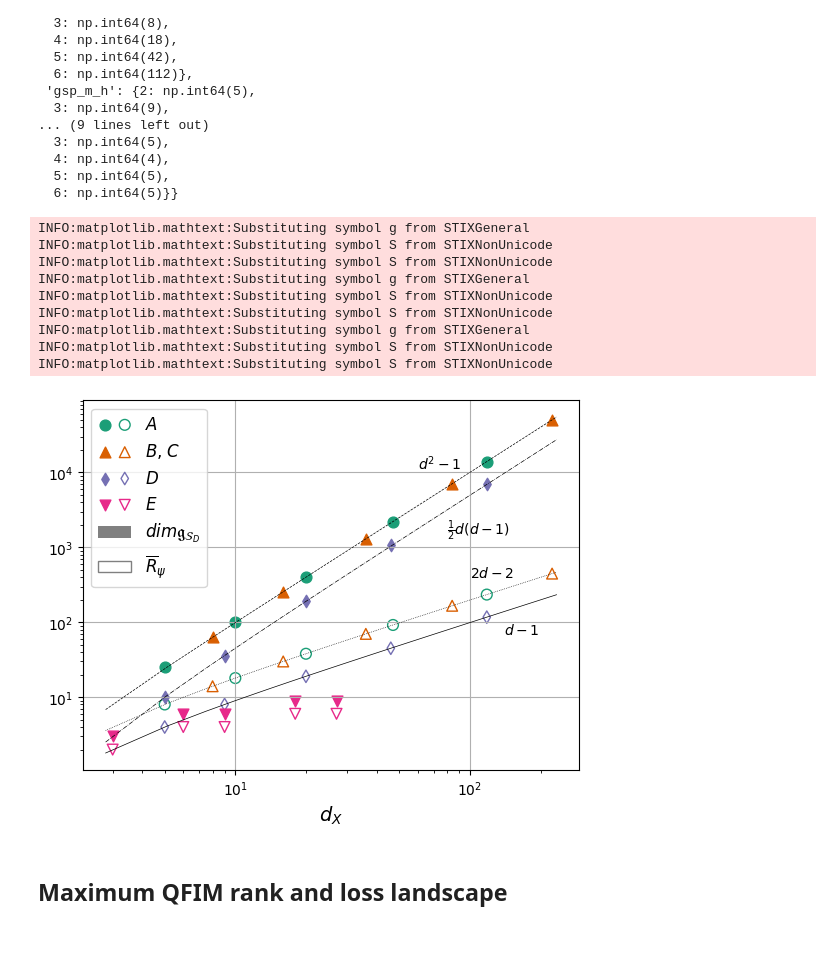
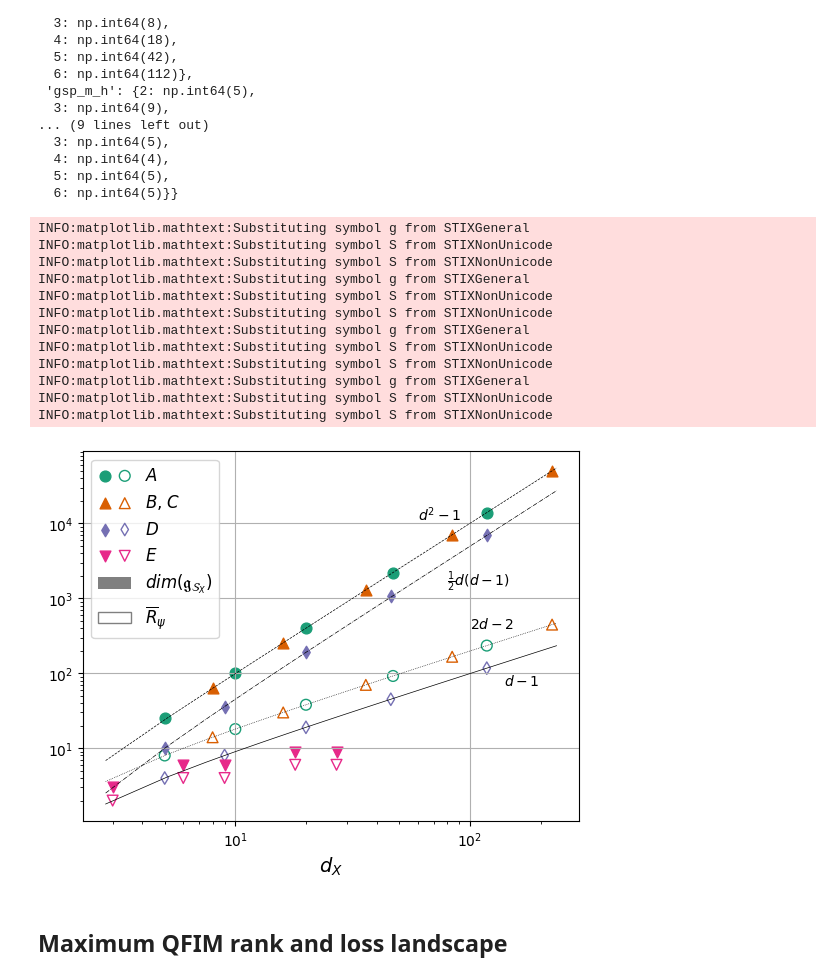
Before and after one commit to yiiyama/z2vqe, a Jupyter notebook: paper_plots.ipynb, the cells around one changed output. Cells and saved outputs as stored; diff of their text form; code cells hidden in the pictures; blank space fills up the shorter version.

```diff
--- a/paper_plots.ipynb
+++ b/paper_plots.ipynb
@@ -278,36 +288,39 @@ handles.append(Rectangle((0., 0.), 1., 1., facecolor='none', edgecolor='grey'))
 
 xfine = np.linspace(min(s[0] for s in subspace_dims.values()) - 0.2, max(s[-1] for s in subspace_dims.values()) + 10, 100)
 plt.plot(xfine, xfine ** 2 - 1, color='k', linestyle='--', linewidth=0.5)
 plt.text(60., 1.1e+4, '$d^2 - 1$')
 plt.plot(xfine, xfine * (xfine - 1) / 2, color='k', linestyle='-.', linewidth=0.5)
 plt.text(80., 1.5e+3, r'$\frac{1}{2}d(d-1)$')
 plt.plot(xfine, xfine * 2 - 2, color='k', linestyle=':', linewidth=0.5)
 plt.text(100., 4.e+2, '$2d - 2$')
 plt.plot(xfine, xfine - 1, color='k', linestyle='-', linewidth=0.5)
 plt.text(140., 7.e+1, '$d - 1$')
 
 plt.xscale('log')
 plt.yscale('log')
 plt.legend(handles,
-           ['$A$', '$B$, $C$', '$D$', '$E$', r'$dim \mathfrak{g}_{\mathcal{S}_D}$',
+           ['$A$', '$B$, $C$', '$D$', '$E$', r'$dim (\mathfrak{g}_{\mathcal{S}_X})$',
             r'$\overline{R}_{\psi}$'],
            fontsize=12,
            handler_map={tuple: HandlerTuple(2)})
 plt.xlabel('$d_X$', fontsize=14)
 plt.grid()
 
-plt.savefig('/home/iiyama/src/z2vqe/plots/dim_dla_rsat.pdf')
+plt.savefig('/home/iiyama/src/z2vqe/plots/dim_dla_rsat.pdf', bbox_inches='tight')
 # %% [output]
 INFO:matplotlib.mathtext:Substituting symbol g from STIXGeneral
 INFO:matplotlib.mathtext:Substituting symbol S from STIXNonUnicode
 INFO:matplotlib.mathtext:Substituting symbol S from STIXNonUnicode
 INFO:matplotlib.mathtext:Substituting symbol g from STIXGeneral
 INFO:matplotlib.mathtext:Substituting symbol S from STIXNonUnicode
 INFO:matplotlib.mathtext:Substituting symbol S from STIXNonUnicode
 INFO:matplotlib.mathtext:Substituting symbol g from STIXGeneral
 INFO:matplotlib.mathtext:Substituting symbol S from STIXNonUnicode
 INFO:matplotlib.mathtext:Substituting symbol S from STIXNonUnicode
+INFO:matplotlib.mathtext:Substituting symbol g from STIXGeneral
+INFO:matplotlib.mathtext:Substituting symbol S from STIXNonUnicode
+INFO:matplotlib.mathtext:Substituting symbol S from STIXNonUnicode
-[figure, old version]
+[figure, new version]
 # %% [markdown]
 ## Maximum QFIM rank and loss landscape
 # %%
```
Also changed, not shown: parts of 4 cells of this notebook.
